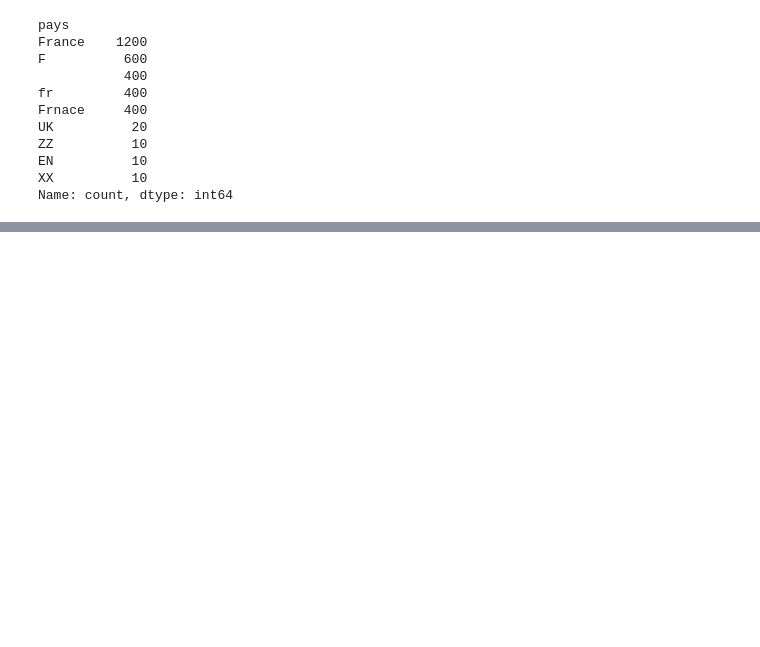
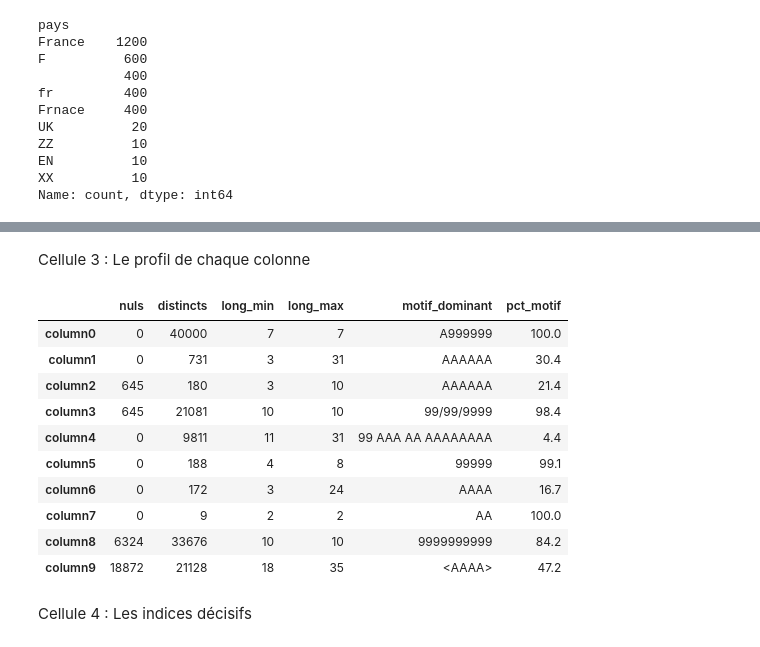
Before and after one commit to Samii05/td-qualite-g01, a Jupyter notebook: notebooks/S1_01.ipynb, the cells around one changed output, grey strips where cells are left out. Saved outputs shown, nothing was run; the diff lists cells and outputs as text; code cells hidden in the pictures; blank space fills up the shorter version.

```diff
--- a/notebooks/S1_01.ipynb
+++ b/notebooks/S1_01.ipynb
@@ -831,0 +834,11 @@ Name: count, dtype: int64
+# %%
+import pandas as pd
+from sqlalchemy import create_engine, text
+
+reader = create_engine("mysql+pymysql://reader:reader@mariadb:3306")  # lecture seule sur cif et crm
+engine = create_engine("mysql+pymysql://root:root@mariadb:3306")      # écriture dans bronze et dq
+
+BATCH = "L-2026-10-01"   # identifiant du lot
+
+def lire(sql, eng=engine, **params):
+    return pd.read_sql(text(sql), eng, params=params)
@@ -831,0 +847,6 @@ Name: count, dtype: int64
+# %%
+cif = lire("SELECT * FROM bronze.cif_clients WHERE _batch_id = :b", b=BATCH)
+cif = cif[[c for c in cif.columns if c.startswith("column")]]   # on enlève les métadonnées
+
+print("Lignes :", len(cif), "| Colonnes :", len(cif.columns))
+display(cif.head())
@@ -831,0 +861,32 @@ Name: count, dtype: int64
+# %% [markdown]
+Cellule 3 : Le profil de chaque colonne
+# %%
+def motif(s):
+    """9 = un chiffre, A = une lettre : on voit la forme de la valeur."""
+    return (s.fillna("<NULL>")
+             .str.replace(r"[0-9]", "9", regex=True)
+             .str.replace(r"[A-Za-z]", "A", regex=True))
+
+profil = pd.DataFrame({
+    "nuls":           cif.isna().sum(),
+    "distincts":      cif.nunique(),
+    "long_min":       cif.apply(lambda s: s.str.len().min()).astype("Int64"),
+    "long_max":       cif.apply(lambda s: s.str.len().max()).astype("Int64"),
+    "motif_dominant": cif.apply(lambda s: motif(s).value_counts().index[0]),
+    "pct_motif":      cif.apply(lambda s: round(100 * motif(s).value_counts().iloc[0] / len(s), 1)),
+})
+profil
+# %% [output]
+|  | nuls | distincts | long_min | long_max | motif_dominant | pct_motif |
+| column0 | 0 | 40000 | 7 | 7 | A999999 | 100.0 |
+| column1 | 0 | 731 | 3 | 31 | AAAAAA | 30.4 |
+| column2 | 645 | 180 | 3 | 10 | AAAAAA | 21.4 |
+| column3 | 645 | 21081 | 10 | 10 | 99/99/9999 | 98.4 |
+| column4 | 0 | 9811 | 11 | 31 | 99 AAA AA AAAAAAAA | 4.4 |
+| column5 | 0 | 188 | 4 | 8 | 99999 | 99.1 |
+| column6 | 0 | 172 | 3 | 24 | AAAA | 16.7 |
+| column7 | 0 | 9 | 2 | 2 | AA | 100.0 |
+| column8 | 6324 | 33676 | 10 | 10 | 9999999999 | 84.2 |
+| column9 | 18872 | 21128 | 18 | 35 | <AAAA> | 47.2 |
+# %% [markdown]
+Cellule 4 : Les indices décisifs
```
Also changed, not shown: parts of 8 cells of this notebook, 1 other file.
